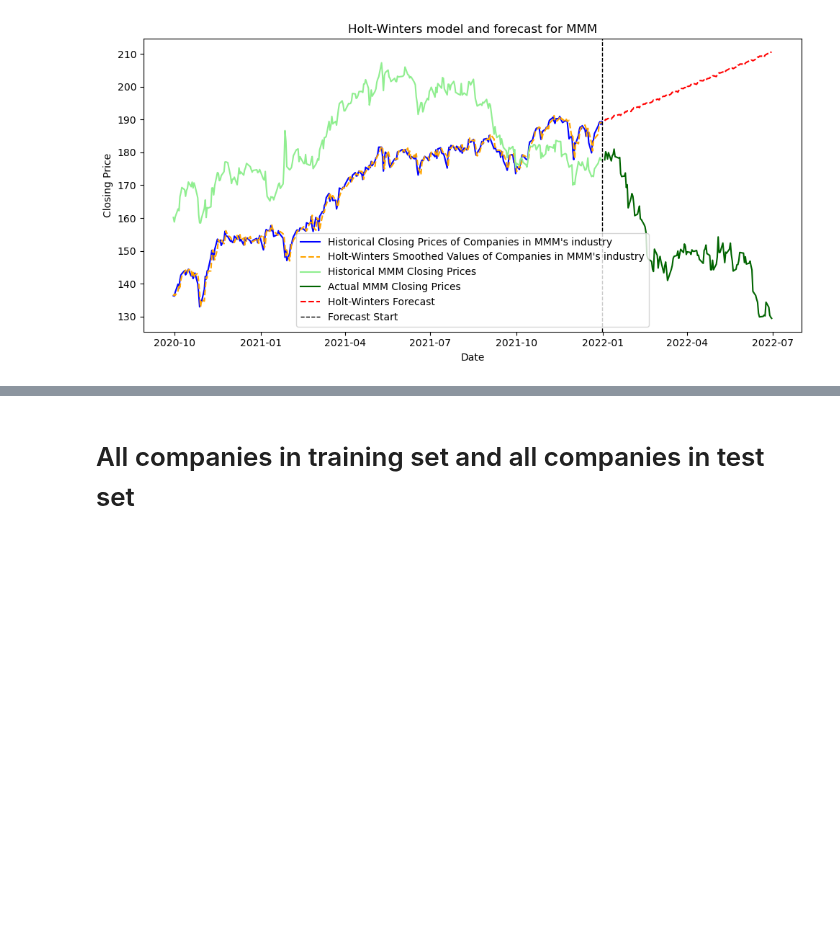
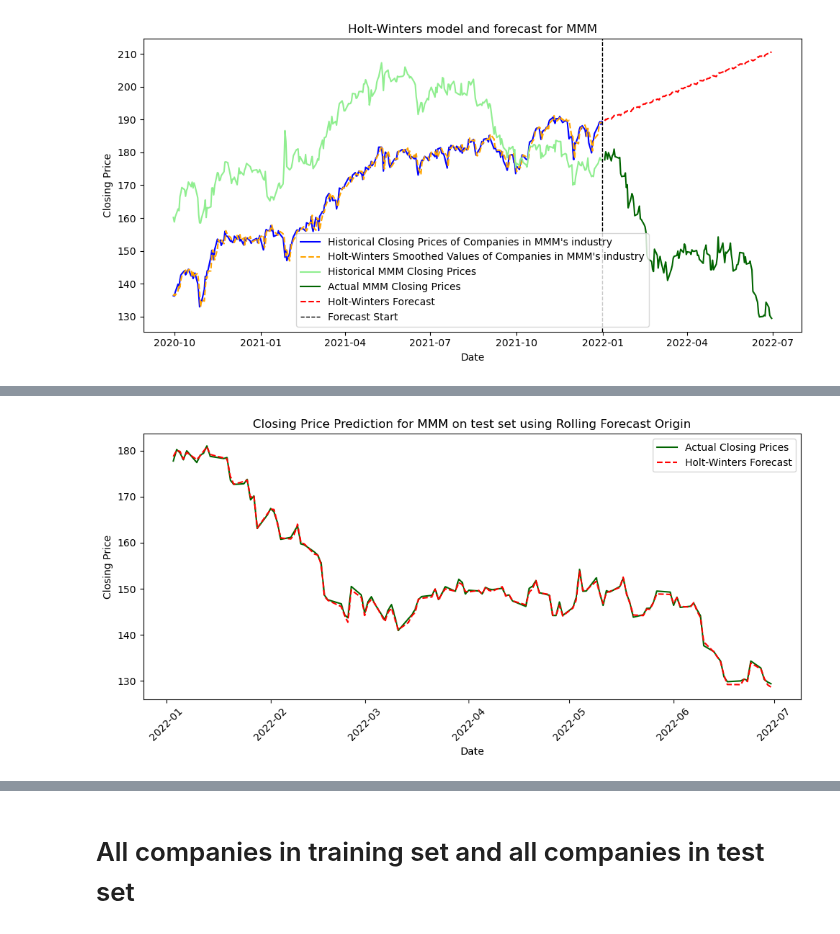
Before and after one commit to yothisisash/IT1244-Stock-Market, a Jupyter notebook: holt_winters_all_and_some_companies_v2.ipynb, the cells around one changed output, grey strips where cells are left out. Cells and saved outputs as stored; diff of their text form; code cells hidden in the pictures; blank space fills up the shorter version.

Commit message:
rolling commits

```diff
--- a/holt_winters_all_and_some_companies_v2.ipynb
+++ b/holt_winters_all_and_some_companies_v2.ipynb
@@ -14,15 +14,15 @@ from sklearn.metrics import root_mean_squared_error
 # Load training set and process Date
 # %%
 # Load the dataset
-data = pd.read_csv(r"C:\Users\Admin\IT1244-Stock-Market\train_data.csv")
+train_data = pd.read_csv(r"C:\Users\Admin\IT1244-Stock-Market\train_data.csv")
 
 # Convert 'Date' to datetime
-data['Date'] = pd.to_datetime(data['Date'])
+train_data['Date'] = pd.to_datetime(train_data['Date'])
 
 # Check for NaT values after conversion
-if data['Date'].isnull().any():
+if train_data['Date'].isnull().any():
     print("There are unparseable dates:")
-    print(data[data['Date'].isnull()])
+    print(train_data[train_data['Date'].isnull()])
 # %% [markdown]
 # Training set= companies belonging in the same industry as target company, but excluding target company (test set)
 # Define your company of interest and obtain the average closing price for the days in training set (n>= 5)
@@ -32,11 +32,11 @@ if data['Date'].isnull().any():
 target_company = 'MMM'
 
 # Ensure we have data for the target company
-if target_company not in data['Symbol'].unique():
+if target_company not in train_data['Symbol'].unique():
     raise ValueError(f"{target_company} is not in the dataset.")
 
 # Filter data for the target company
-target_data = data[data['Symbol'] == target_company].set_index('Date')
+target_data = train_data[train_data['Symbol'] == target_company].set_index('Date')
 
 # Ensure we have enough data for the target company
 if len(target_data) < 5:
@@ -47,7 +47,7 @@ target_industry = target_data['GICS Sector'].iloc[0]
 print(target_industry)
 
 # Filter data for companies in the same industry, excluding the target company
-industry_data = data[(data['GICS Sector'] == target_industry) & (data['Symbol'] != target_company)]
+industry_data = train_data[(train_data['GICS Sector'] == target_industry) & (train_data['Symbol'] != target_company)]
 
 # # YOU CAN CHANGE HOW MANY DAYS YOU WANT TO TRAIN YOUR MODEL HERE
 # Train n days for modeling - we will use entire length of training set
@@ -298,0 +301,63 @@ plt.show()
+# %%
+# YOU CAN CHANGE THE COMPANY SYMBOL HERE
+# to define the company of interest
+test_company = 'MMM'
+
+# Filter data for the specific company
+test_company_data = test_data[test_data['Symbol'] == test_company]
+
+# Ensure company is in the dataset
+if test_company_data.empty:
+    raise ValueError(f"No data found for company: {test_company}")
+
+# Set the 'Date' column as the index
+test_company_data.set_index('Date', inplace=True)
+
+# Pre-existing training data from above
+# avg_train_n_days
+
+# Prepare to store forecasts and actual values
+forecasts = []
+actual_values = []
+
+# Start rolling forecast from the first day of the test set
+for i in range(len(test_company_data)):
+    # Combine the training data with the current test data point
+    combined_data = pd.concat([avg_train_n_days, test_company_data['Close'][:i + 1]])
+
+    # Fit the Holt-Winters model
+    model = ExponentialSmoothing(combined_data, trend=lowest_trend, seasonal=lowest_seasonal, seasonal_periods=7)
+    model_fit = model.fit(optimized=True)
+
+    # Forecast the next value
+    forecast = model_fit.forecast(steps=1)
+    forecasts.append(forecast.values[0])
+    actual_values.append(test_company_data['Close'].iloc[i])
+
+print(model_fit.summary())
+
+# Align predicted values with the test data index for visualisation
+forecast_index = test_company_data.index
+forecast_series = pd.Series(forecasts, index=forecast_index)
+
+# Calculate RMSE and MAPE
+test_rmse = root_mean_squared_error(actual_values, forecasts)
+test_mape = np.mean(np.abs((np.array(actual_values) - np.array(forecasts)) / np.array(actual_values))) * 100
+
+# Visualization
+plt.figure(figsize=(10, 5))
+plt.plot(test_company_data.index, test_company_data['Close'], label='Actual Closing Prices', color='darkgreen')
+plt.plot(forecast_series.index, forecast_series, label='Holt-Winters Forecast', color='red', linestyle='--')
+plt.title(f'Closing Price Prediction for {test_company} on test set using Rolling Forecast Origin')
+plt.xlabel('Date')
+plt.ylabel('Closing Price')
+plt.legend()
+plt.xticks(rotation=45)
+plt.tight_layout()
+plt.show()
+
+# Output the predicted closing price and print its performance metrics
+print(f'Predicted Closing Price for {test_company} on the next day: {forecast_series.iloc[0]}')
+print(f"RMSE between forecast values and actual closing prices: {test_rmse}")
+print(f'MAPE between forecast values and actual closing prices: {test_mape:.2f}%')
+# %% [output]
@@ -298,0 +381 @@ plt.show()
+[figure, added]
```
Also changed, not shown: parts of 12 cells of this notebook, 1 other file.
